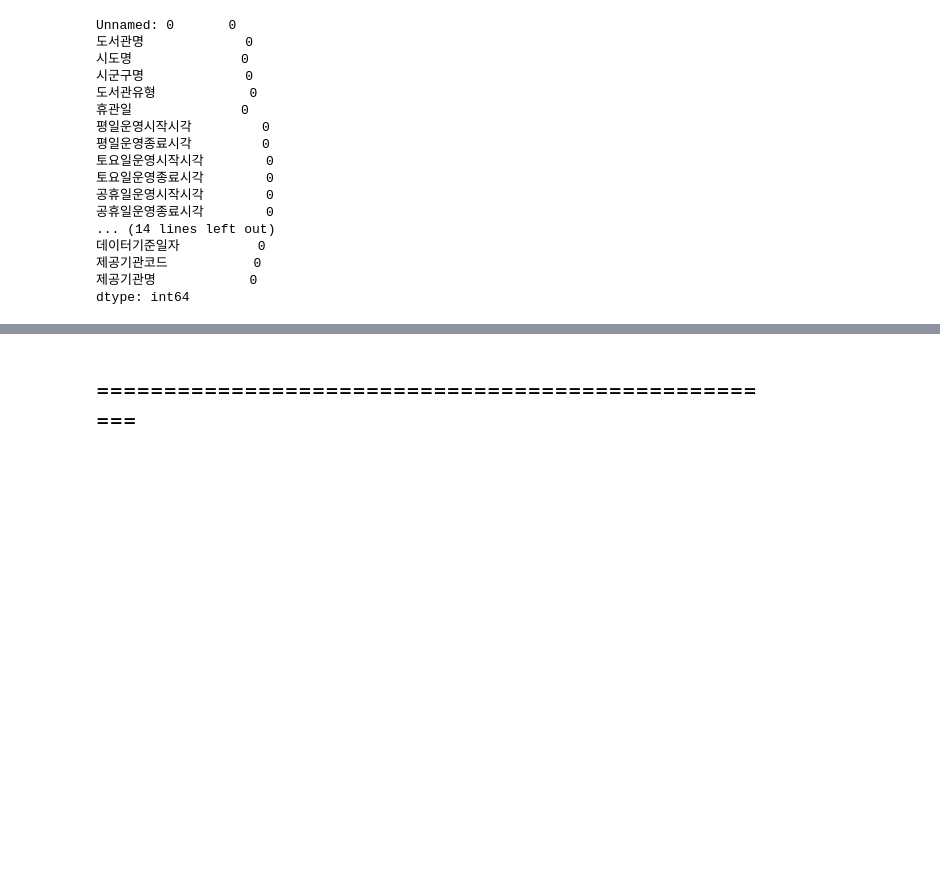
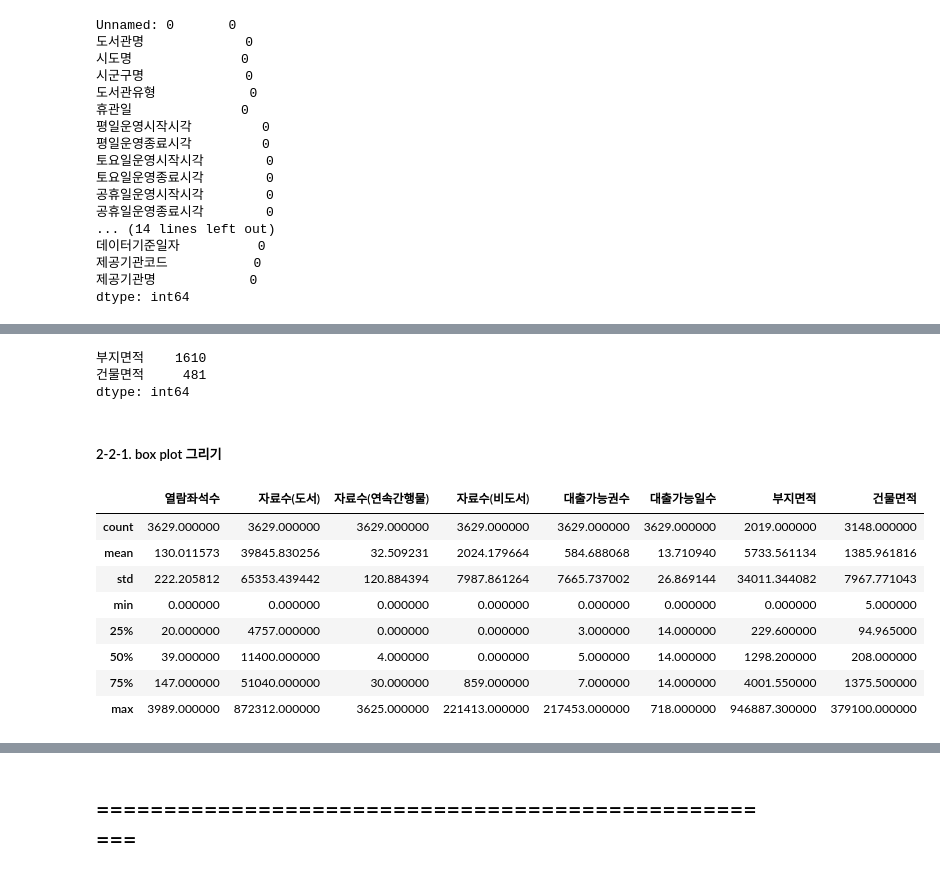
Before and after one commit to dev-hw/SeSAC-live_map, a Jupyter notebook: pro/1_도서관_프로젝트.ipynb, the cells around one changed output, grey strips where cells are left out. Saved outputs shown, nothing was run; the diff lists cells and outputs as text; code cells hidden in the pictures; blank space fills up the shorter version.

```diff
--- a/pro/1_도서관_프로젝트.ipynb
+++ b/pro/1_도서관_프로젝트.ipynb
@@ -364,0 +437,22 @@ dtype: int64
+# %%
+pro_data.loc[:,['부지면적', '건물면적']].isnull().sum()
+# %% [output]
+부지면적    1610
+건물면적     481
+dtype: int64
+# %% [markdown]
+##### 2-2-1. box plot 그리기
+# %%
+#수치형 데이터 요약 확인
+num_data = pro_data.loc[:,['열람좌석수', '자료수(도서)', '자료수(연속간행물)','자료수(비도서)', '대출가능권수', '대출가능일수', '부지면적', '건물면적']]
+num_data.describe()
+# %% [output]
+|  | 열람좌석수 | 자료수(도서) | 자료수(연속간행물) | 자료수(비도서) | 대출가능권수 | 대출가능일수 | 부지면적 | 건물면적 |
+| count | 3629.000000 | 3629.000000 | 3629.000000 | 3629.000000 | 3629.000000 | 3629.000000 | 2019.000000 | 3148.000000 |
+| mean | 130.011573 | 39845.830256 | 32.509231 | 2024.179664 | 584.688068 | 13.710940 | 5733.561134 | 1385.961816 |
+| std | 222.205812 | 65353.439442 | 120.884394 | 7987.861264 | 7665.737002 | 26.869144 | 34011.344082 | 7967.771043 |
+| min | 0.000000 | 0.000000 | 0.000000 | 0.000000 | 0.000000 | 0.000000 | 0.000000 | 5.000000 |
+| 25% | 20.000000 | 4757.000000 | 0.000000 | 0.000000 | 3.000000 | 14.000000 | 229.600000 | 94.965000 |
+| 50% | 39.000000 | 11400.000000 | 4.000000 | 0.000000 | 5.000000 | 14.000000 | 1298.200000 | 208.000000 |
+| 75% | 147.000000 | 51040.000000 | 30.000000 | 859.000000 | 7.000000 | 14.000000 | 4001.550000 | 1375.500000 |
+| max | 3989.000000 | 872312.000000 | 3625.000000 | 221413.000000 | 217453.000000 | 718.000000 | 946887.300000 | 379100.000000 |
```
Also changed, not shown: parts of 9 cells of this notebook.
